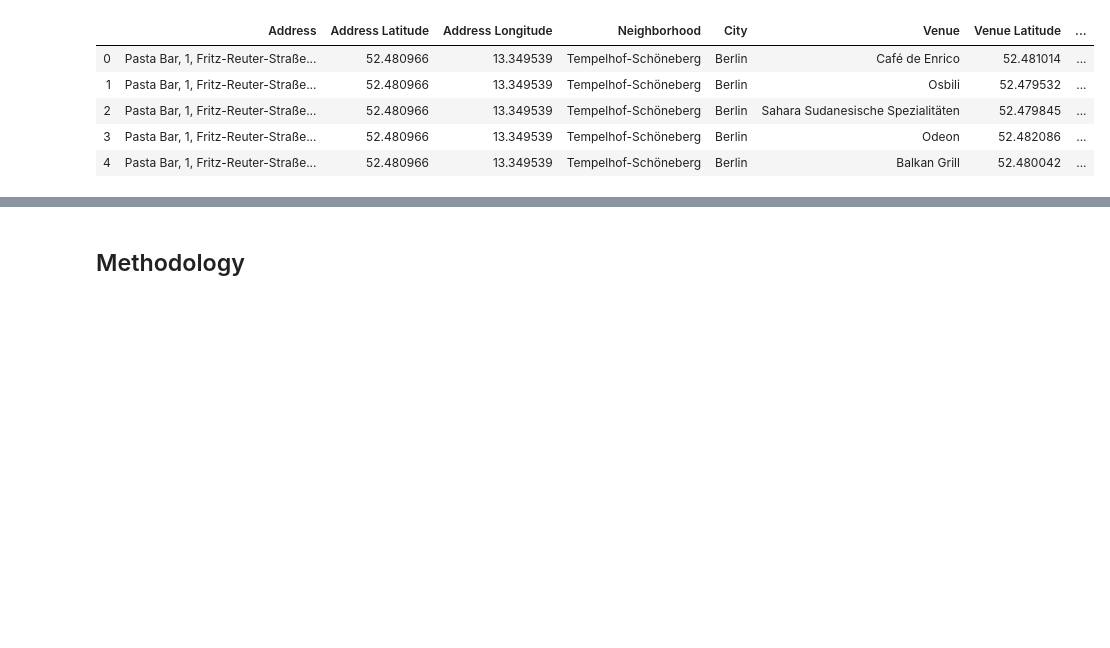
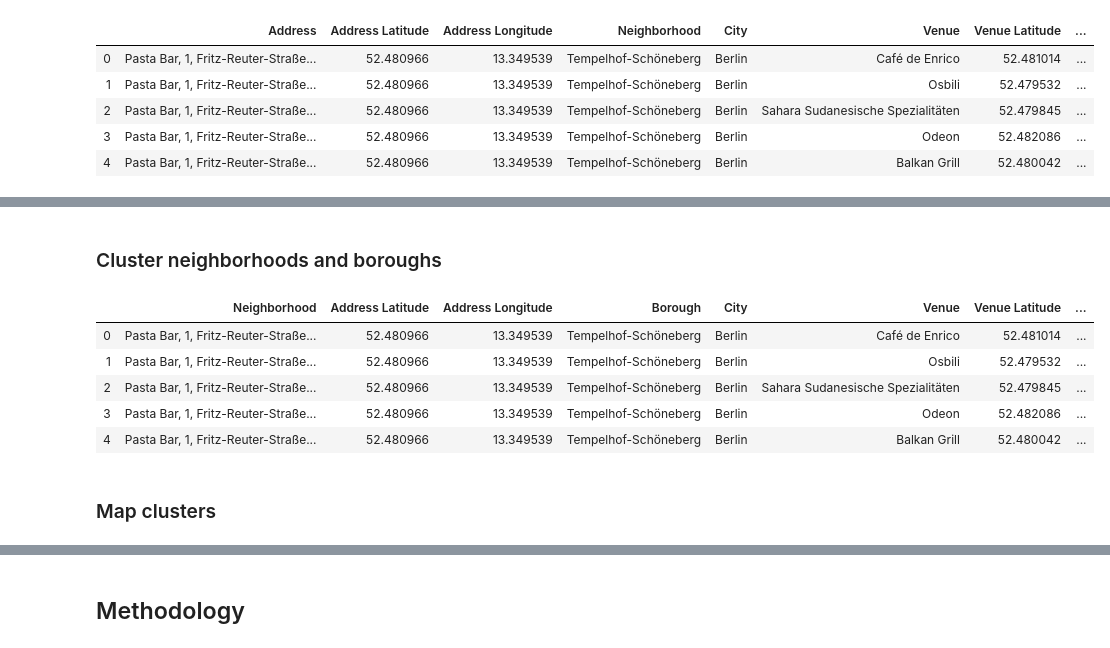
Before and after one commit to anneadb/Coursera_Capstone, a Jupyter notebook: battle_of_the_neighbourhoods.ipynb, the cells around one changed output, grey strips where cells are left out. Drawn from its saved outputs; the diff is of its cells as text; code cells hidden in the pictures; blank space fills up the shorter version.

Commit message:
add clustering

```diff
--- a/battle_of_the_neighbourhoods.ipynb
+++ b/battle_of_the_neighbourhoods.ipynb
@@ -400,0 +430,21 @@ address_grouped.shape
+# %%
+num_top_venues = 10
+
+indicators = ['st', 'nd', 'rd']
+
+# create columns according to number of top venues
+columns = ['Neighborhood']
+for ind in np.arange(num_top_venues):
+    try:
+        columns.append('{}{} Most Common Venue'.format(ind+1, indicators[ind]))
+    except:
+        columns.append('{}th Most Common Venue'.format(ind+1))
+
+# create a new dataframe
+neighborhoods_venues_sorted = pd.DataFrame(columns=columns)
+neighborhoods_venues_sorted['Neighborhood'] = neighborhoods_grouped['Neighborhood']
+
+for ind in np.arange(neighborhoods_grouped.shape[0]):
+    neighborhoods_venues_sorted.iloc[ind, 1:] = return_most_common_venues(neighborhoods_grouped.iloc[ind, :], num_top_venues)
+
+neighborhoods_venues_sorted.head()
@@ -400,0 +481,26 @@ address_grouped.shape
+# %% [markdown]
+### Cluster neighborhoods and boroughs
+# %%
+kclusters = 5
+
+neighborhood_clustering = neighborhoods_grouped.drop('Neighborhood', 1)
+borough_clustering = boroughs_grouped.drop('Borough', 1)
+# %%
+kmeans_n = KMeans(n_clusters=kclusters, random_state=0).fit(neighborhood_clustering)
+kmeans_b = KMeans(n_clusters=kclusters, random_state=0).fit(borough_clustering)
+# %%
+neighborhoods_venues_sorted.insert(0, 'Cluster Labels', kmeans_n.labels_)
+boroughs_venues_sorted.insert(0, 'Cluster Labels', kmeans_b.labels_)
+# %%
+neighborhoods_merged = all_venues
+neighborhoods_merged = neighborhoods_merged.merge(neighborhoods_venues_sorted.set_index('Neighborhood'), left_on='Neighborhood', right_on="Neighborhood")
+neighborhoods_merged.head()
+# %% [output]
+|  | Neighborhood | Address Latitude | Address Longitude | Borough | City | Venue | Venue Latitude | ... |
+| 0 | Pasta Bar, 1, Fritz-Reuter-Straße... | 52.480966 | 13.349539 | Tempelhof-Schöneberg | Berlin | Café de Enrico | 52.481014 | ... |
+| 1 | Pasta Bar, 1, Fritz-Reuter-Straße... | 52.480966 | 13.349539 | Tempelhof-Schöneberg | Berlin | Osbili | 52.479532 | ... |
+| 2 | Pasta Bar, 1, Fritz-Reuter-Straße... | 52.480966 | 13.349539 | Tempelhof-Schöneberg | Berlin | Sahara Sudanesische Spezialitäten | 52.479845 | ... |
+| 3 | Pasta Bar, 1, Fritz-Reuter-Straße... | 52.480966 | 13.349539 | Tempelhof-Schöneberg | Berlin | Odeon | 52.482086 | ... |
+| 4 | Pasta Bar, 1, Fritz-Reuter-Straße... | 52.480966 | 13.349539 | Tempelhof-Schöneberg | Berlin | Balkan Grill | 52.480042 | ... |
+# %% [markdown]
+### Map clusters
```
Also changed, not shown: parts of 29 cells of this notebook, 5 other files.
